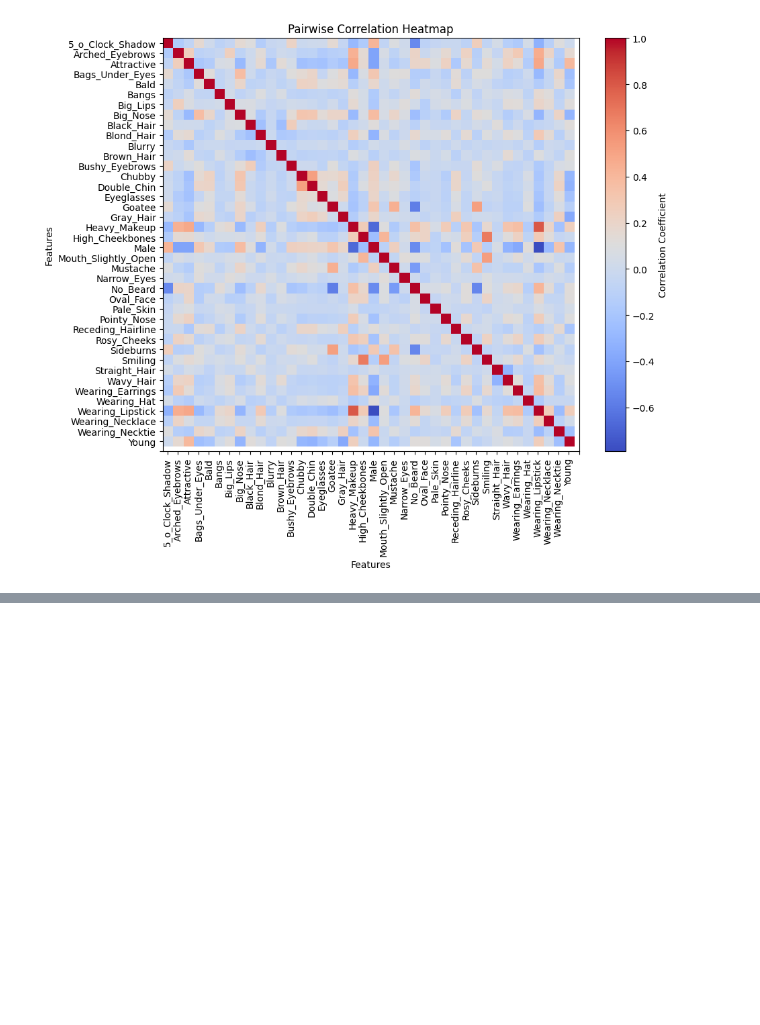
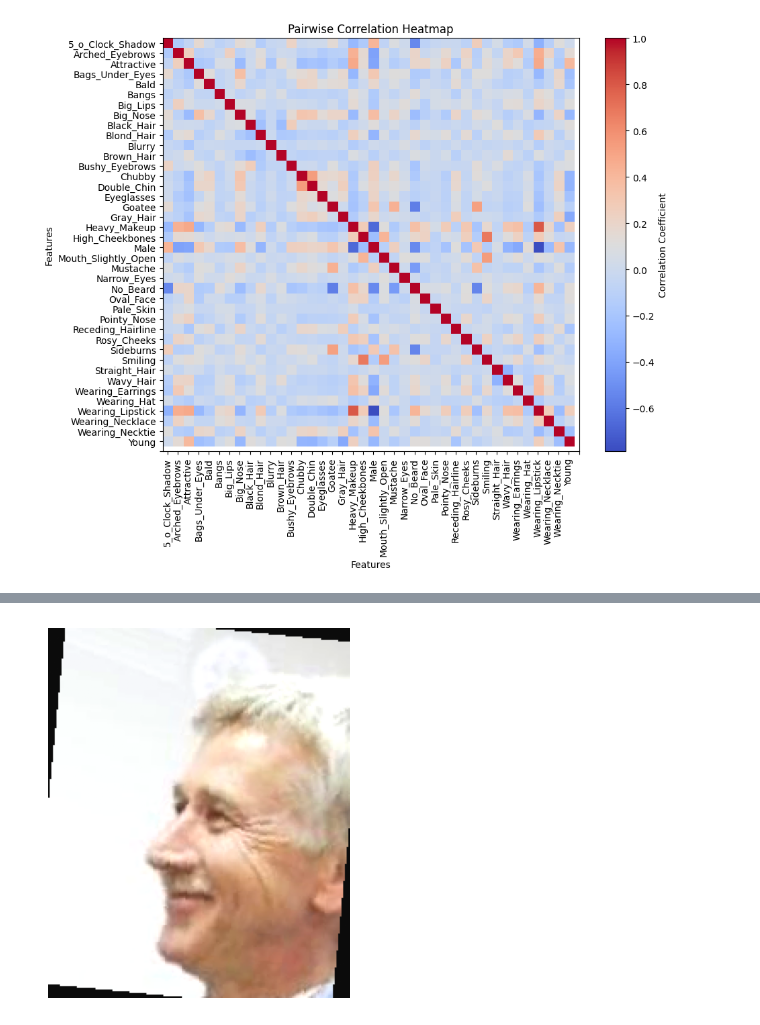
Before and after one commit to RoyRin/ripple_bench, a Jupyter notebook: notebooks/celebA_exploration.ipynb, the cells around one changed output, grey strips where cells are left out. Cells and saved outputs as stored; diff of their text form; code cells hidden in the pictures; blank space fills up the shorter version.

```diff
--- a/notebooks/celebA_exploration.ipynb
+++ b/notebooks/celebA_exploration.ipynb
@@ -194,7 +189,7 @@ def evaluate(model, dataloader):
 # 1. CONFIGURATION
 # ========================
 #IMAGE_SIZE = 224
-NUM_EPOCHS = 50  # More epochs needed
+NUM_EPOCHS = 20  # More epochs needed
 LEARNING_RATE = 0.01  # Higher initial LR when training from scratch
 SAVE_MODEL_PATH = "resnet50_scratch_celeba.pth"
 
@@ -437,0 +496,67 @@ KeyboardInterrupt:
+# %%
+def get_embedding(model, x):
+    """
+    Extract embedding from the second-to-last layer of ResNet50.
+    """
+    with torch.no_grad():
+        features = model(x)
+        features = features.squeeze(-1).squeeze(-1)  # Remove unnecessary dimensions
+    return features
+
+# Example usage
+
+import torch
+import torch.nn as nn
+
+def get_nth_to_last_embedding(model, x, n=2):
+    """
+    Extract embedding from the n-th to last layer of ResNet.
+    Args:
+        model: ResNet model (e.g., ResNet50)
+        x: Input image tensor (batch_size, 3, H, W)
+        n: Number of layers to remove from the end (default: 2 for second-to-last layer)
+    Returns:
+        features: Extracted feature tensor
+    """
+    # Get model layers except last n layers
+    truncated_model = nn.Sequential(*list(model.children())[:-n])
+
+    with torch.no_grad():
+        features = truncated_model(x)  # Pass input through the truncated model
+        features = features.squeeze(-1).squeeze(-1)  # Remove unnecessary dimensions
+
+    return features
+
+# Example usage:
+# x = torch.randn(1, 3, 224, 224).to(device)  # Example input
+# embedding = get_nth_to_last_embedding(model, x, n=2)  # Extract second-to-last layer
+# print(embedding.shape)
+
+get_embedding = lambda model, x: get_nth_to_last_embedding(model, x, n=1)
+
+
+import matplotlib.pyplot as plt
+import torchvision.transforms as transforms
+import torch
+
+def show_image(tensor_img):
+    """
+    Displays an image from a tensor.
+    """
+    if isinstance(tensor_img, torch.Tensor):
+        tensor_img = tensor_img.permute(1, 2, 0).cpu().numpy()  # Convert to HWC format
+
+    # Normalize range from [-1, 1] to [0, 1] if needed
+    tensor_img = (tensor_img * 0.5) + 0.5  # Assuming CelebA normalization [-1,1] -> [0,1]
+    tensor_img = tensor_img.clip(0, 1)
+
+    plt.imshow(tensor_img)
+    plt.axis("off")
+    plt.show()
+
+# Example usage
+index = 12  # Change index as needed
+img_tensor = train_dataset[index][0]  # Get image tensor
+show_image(img_tensor)
+# %% [output]
+[figure, added]
```
Also changed, not shown: parts of 13 cells of this notebook.
